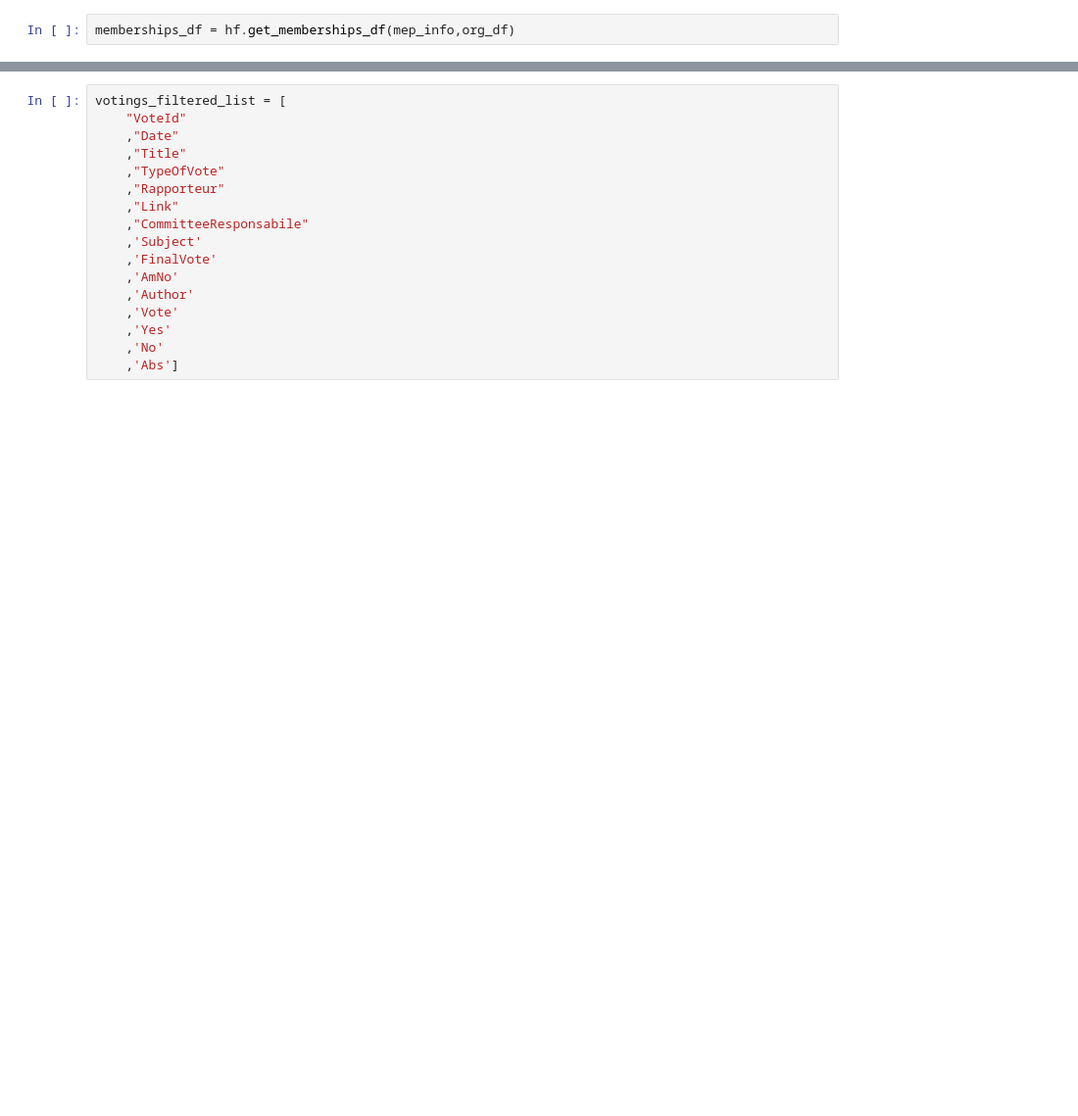
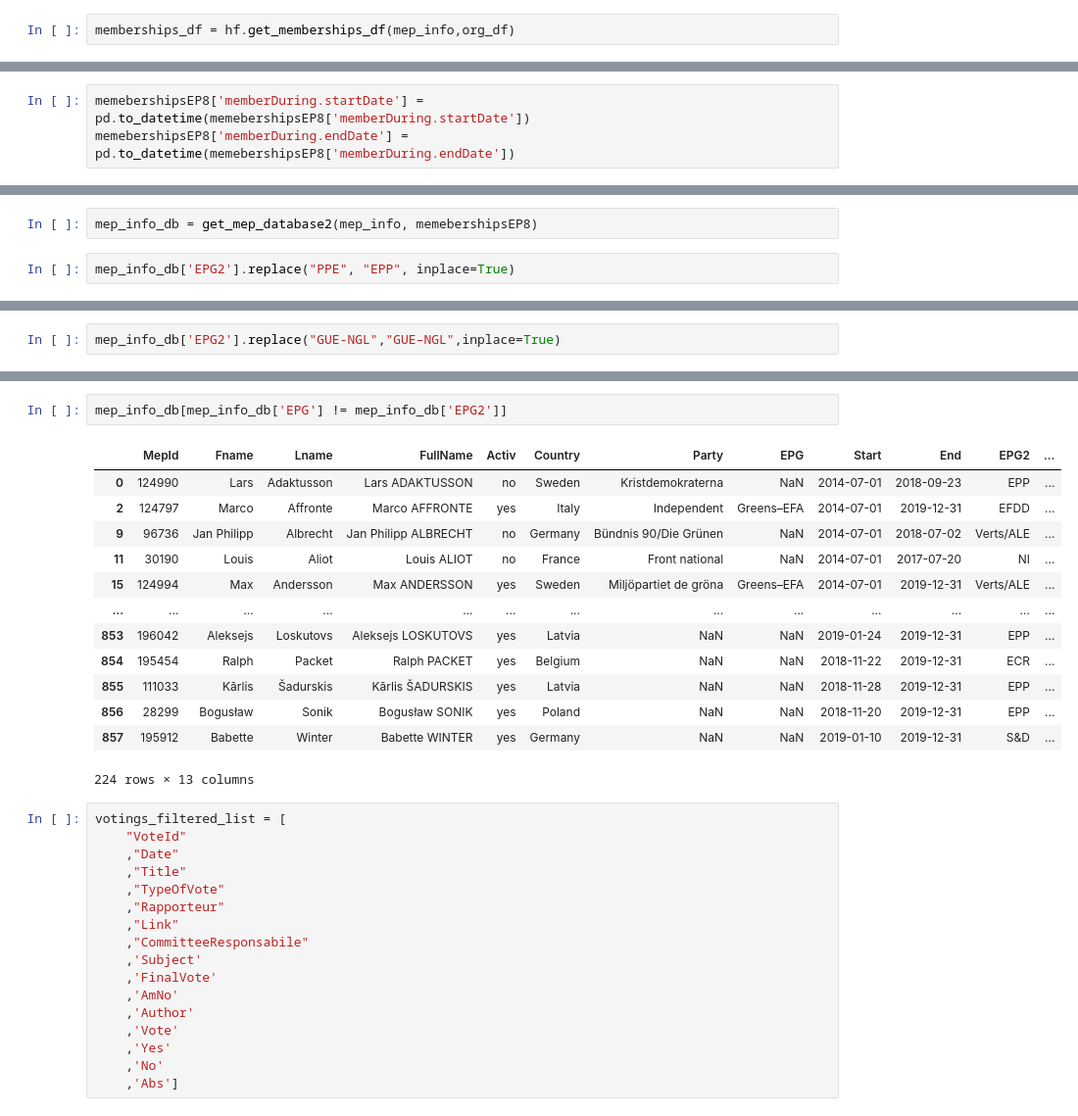
Before and after one commit to Mineranger1/EPVoteMonitor, a Jupyter notebook: data cleaning ep8.ipynb, the cells around one changed output, grey strips where cells are left out. Shown at 98% size. Drawn from its saved outputs; the diff is of its cells as text; blank space fills up the shorter version.

```diff
--- a/data cleaning ep8.ipynb
+++ b/data cleaning ep8.ipynb
@@ -284,0 +326,3 @@ mep_info_db = hf.get_mep_database(mep_info,memberships_df)
+# %%
+memebershipsEP8['memberDuring.startDate'] = pd.to_datetime(memebershipsEP8['memberDuring.startDate'])
+memebershipsEP8['memberDuring.endDate'] = pd.to_datetime(memebershipsEP8['memberDuring.endDate'])
@@ -284,0 +375,4 @@ mep_info_db = hf.get_mep_database(mep_info,memberships_df)
+# %%
+mep_info_db = get_mep_database2(mep_info, memebershipsEP8)
+# %%
+mep_info_db['EPG2'].replace("PPE", "EPP", inplace=True)
@@ -284,0 +386,2 @@ mep_info_db = hf.get_mep_database(mep_info,memberships_df)
+# %%
+mep_info_db['EPG2'].replace("GUE-NGL","GUE–NGL",inplace=True)
@@ -285,3 +395,19 @@ mep_info_db = hf.get_mep_database(mep_info,memberships_df)
+# %%
+mep_info_db[mep_info_db['EPG'] != mep_info_db['EPG2']]
+# %% [output]
+|  | MepId | Fname | Lname | FullName | Activ | Country | Party | EPG | Start | End | EPG2 | ... |
+| 0 | 124990 | Lars | Adaktusson | Lars ADAKTUSSON | no | Sweden | Kristdemokraterna | NaN | 2014-07-01 | 2018-09-23 | EPP | ... |
+| 2 | 124797 | Marco | Affronte | Marco AFFRONTE | yes | Italy | Independent | Greens–EFA | 2014-07-01 | 2019-12-31 | EFDD | ... |
+| 9 | 96736 | Jan Philipp | Albrecht | Jan Philipp ALBRECHT | no | Germany | Bündnis 90/Die Grünen | NaN | 2014-07-01 | 2018-07-02 | Verts/ALE | ... |
+| 11 | 30190 | Louis | Aliot | Louis ALIOT | no | France | Front national | NaN | 2014-07-01 | 2017-07-20 | NI | ... |
+| 15 | 124994 | Max | Andersson | Max ANDERSSON | yes | Sweden | Miljöpartiet de gröna | Greens–EFA | 2014-07-01 | 2019-12-31 | Verts/ALE | ... |
+| ... | ... | ... | ... | ... | ... | ... | ... | ... | ... | ... | ... | ... |
+| 853 | 196042 | Aleksejs | Loskutovs | Aleksejs LOSKUTOVS | yes | Latvia | NaN | NaN | 2019-01-24 | 2019-12-31 | EPP | ... |
+| 854 | 195454 | Ralph | Packet | Ralph PACKET | yes | Belgium | NaN | NaN | 2018-11-22 | 2019-12-31 | ECR | ... |
+| 855 | 111033 | Kārlis | Šadurskis | Kārlis ŠADURSKIS | yes | Latvia | NaN | NaN | 2018-11-28 | 2019-12-31 | EPP | ... |
+| 856 | 28299 | Bogusław | Sonik | Bogusław SONIK | yes | Poland | NaN | NaN | 2018-11-20 | 2019-12-31 | EPP | ... |
+| 857 | 195912 | Babette | Winter | Babette WINTER | yes | Germany | NaN | NaN | 2019-01-10 | 2019-12-31 | S&D | ... |
+224 rows × 13 columns
 # %%
 votings_filtered_list = [
     "VoteId"
```
Also changed, not shown: parts of 12 cells of this notebook, 13 other files.
